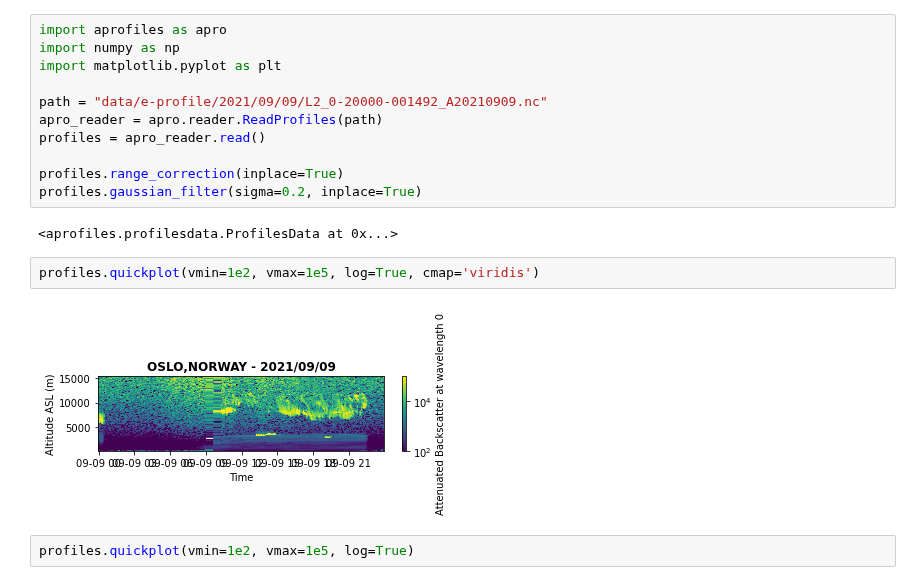
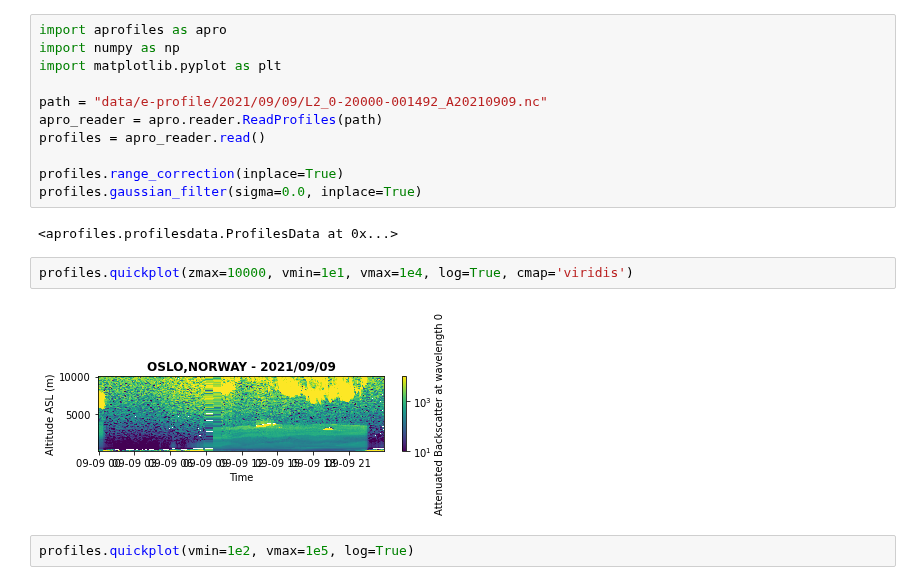
Before and after one commit to AugustinMortier/a-profiles, a Jupyter notebook: dev.ipynb, the cells around one changed output. Saved outputs shown, nothing was run; the diff lists cells and outputs as text.

Commit message:
aff zmin zmax parameters in quickplot method

```diff
--- a/dev.ipynb
+++ b/dev.ipynb
@@ -8,13 +8,13 @@ apro_reader = apro.reader.ReadProfiles(path)
 profiles = apro_reader.read()
 
 profiles.range_correction(inplace=True)
-profiles.gaussian_filter(sigma=0.2, inplace=True)
+profiles.gaussian_filter(sigma=0.0, inplace=True)
 # %% [output]
 <aprofiles.profilesdata.ProfilesData at 0x...>
 # %%
-profiles.quickplot(vmin=1e2, vmax=1e5, log=True, cmap='viridis')
+profiles.quickplot(zmax=10000, vmin=1e1, vmax=1e4, log=True, cmap='viridis')
 # %% [output]
-[figure, old version]
+[figure, new version]
 # %%
 profiles.quickplot(vmin=1e2, vmax=1e5, log=True)
 # %% [output]
```
Also changed, not shown: 8 other files.
